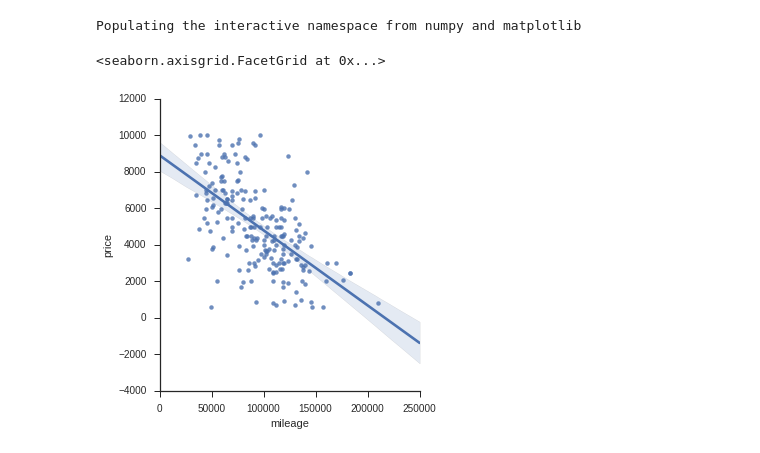
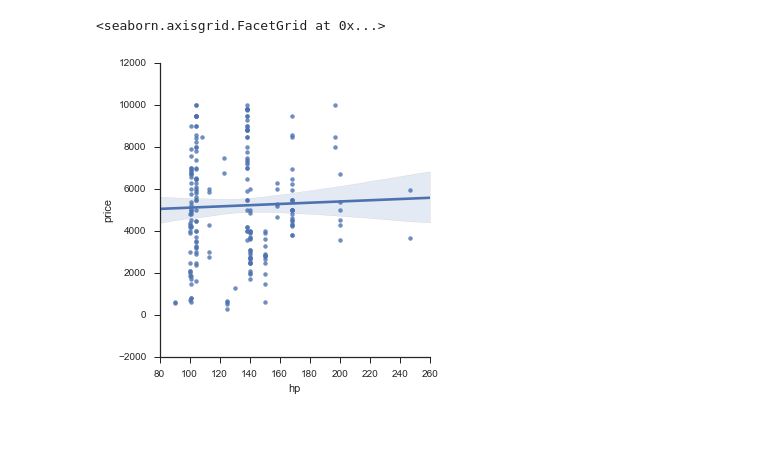
Before and after one commit to barnettjacob/car_prices, a Jupyter notebook: autotrader_2.ipynb, the cells around one changed output. Cells and saved outputs as stored; diff of their text form; code cells hidden in the pictures.

Commit message:
engineer features

```diff
--- a/autotrader_2.ipynb
+++ b/autotrader_2.ipynb
@@ -87,3 +80,15 @@ df.distance = pd.to_numeric(df.distance.str.replace(' miles| mile', ''))
+# %%
+#strip out text and convert columns to numerical values
+df.mileage = pd.to_numeric(df.mileage.str.replace(',| miles', ''))
+df.price = pd.to_numeric(df.price.str.replace('\\xa3|,', ''))
+df.year = pd.to_numeric(df.year.str.replace(' \(.*\)', ''))
+df.engine_size = pd.to_numeric(df.engine_size.str.replace('L', ''))
+df.hp = pd.to_numeric(df.hp.str.replace(' bhp', ''))
+df.distance = pd.to_numeric(df.distance.str.replace(' miles| mile', ''))
+df['petrol'] = pd.get_dummies(df.fuel)['Petrol']
+df['private'] = pd.get_dummies(df.seller_type)['Private seller']
+df['manual'] = pd.get_dummies(df.transmission)['Manual']
+df = pd.concat([df, pd.get_dummies(df.model.str[-3], prefix = 'doors')], axis = 1)
 # %%
 df
 # %% [output]
@@ -108,4 +112,0 @@ df
-# %%
-pylab inline
-# %% [output]
-Populating the interactive namespace from numpy and matplotlib
@@ -115,5 +113,5 @@ sns.set(style="ticks")
 # %%
-sns.lmplot('mileage', 'price', data=df)
+sns.lmplot('hp', 'price', data=df)
 # %% [output]
 <seaborn.axisgrid.FacetGrid at 0x...>
-[figure, old version]
+[figure, new version]
```
Also changed, not shown: parts of 12 cells of this notebook.
